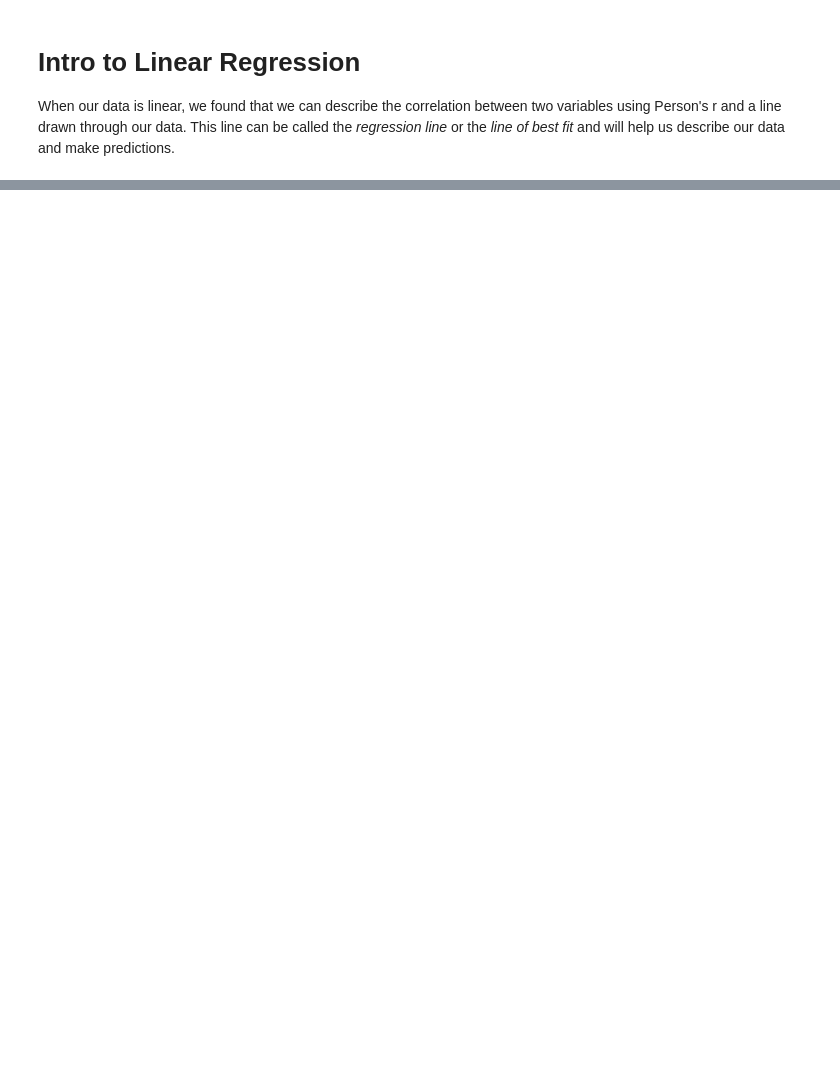
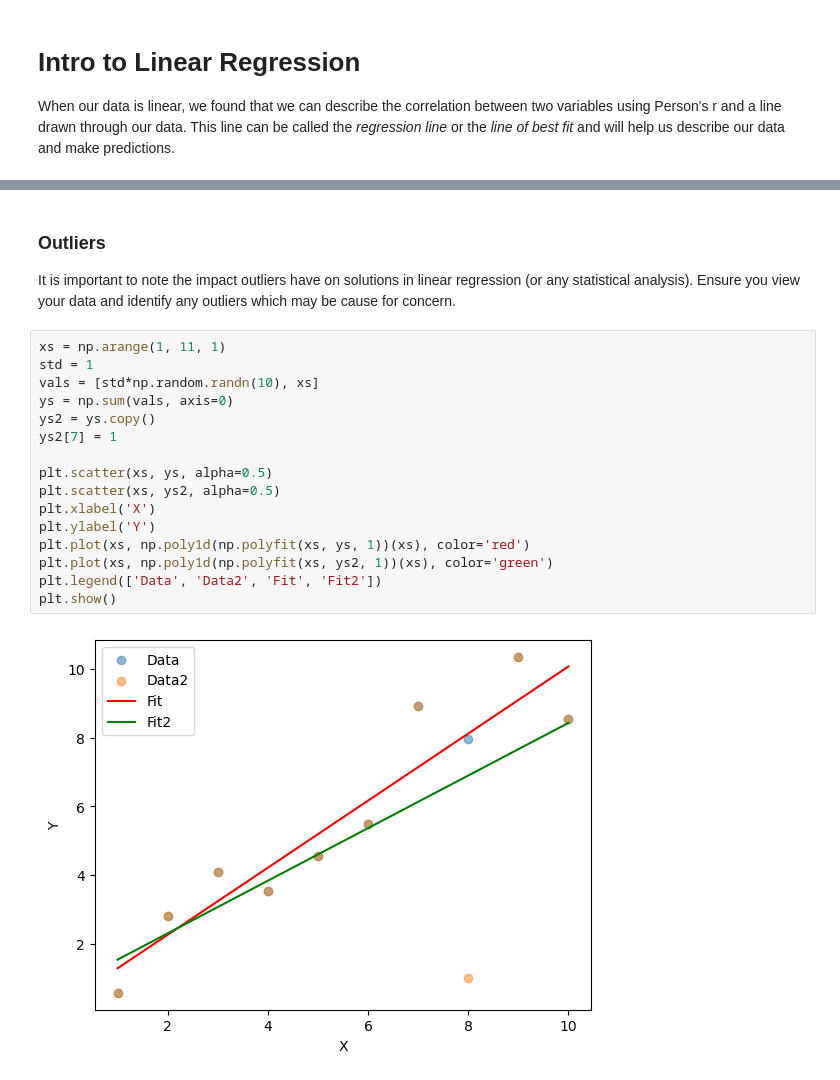
Before and after one commit to burmeisterryan3/Career-Change-Preparation, a Jupyter notebook: Udacity/Statistics/11. Linear Regression.ipynb, the cells around one changed output, grey strips where cells are left out. Cells and saved outputs as stored; diff of their text form; blank space fills up the shorter version.

```diff
--- a/Udacity/Statistics/11. Linear Regression.ipynb
+++ b/Udacity/Statistics/11. Linear Regression.ipynb
@@ -42,0 +167,22 @@ Therefore, we can now represent our regression line as $$\hat{y} = a + bx = a +
+# %% [markdown]
+### Outliers
+
+It is important to note the impact outliers have on solutions in linear regression (or any statistical analysis). Ensure you view your data and identify any outliers which may be cause for concern.
+# %%
+xs = np.arange(1, 11, 1)
+std = 1
+vals = [std*np.random.randn(10), xs]
+ys = np.sum(vals, axis=0)
+ys2 = ys.copy()
+ys2[7] = 1
+
+plt.scatter(xs, ys, alpha=0.5)
+plt.scatter(xs, ys2, alpha=0.5)
+plt.xlabel('X')
+plt.ylabel('Y')
+plt.plot(xs, np.poly1d(np.polyfit(xs, ys, 1))(xs), color='red')
+plt.plot(xs, np.poly1d(np.polyfit(xs, ys2, 1))(xs), color='green')
+plt.legend(['Data', 'Data2', 'Fit', 'Fit2'])
+plt.show()
+# %% [output]
+[figure, added]
```
Also changed, not shown: parts of 9 cells of this notebook, 5 other files.
